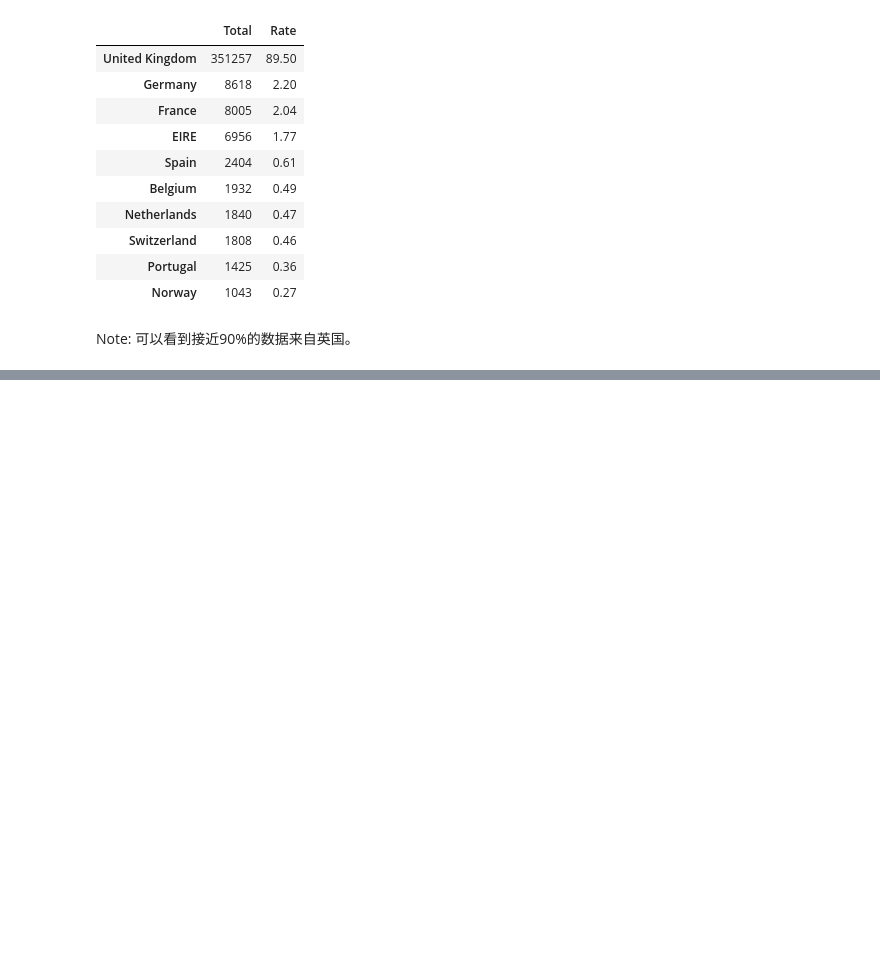
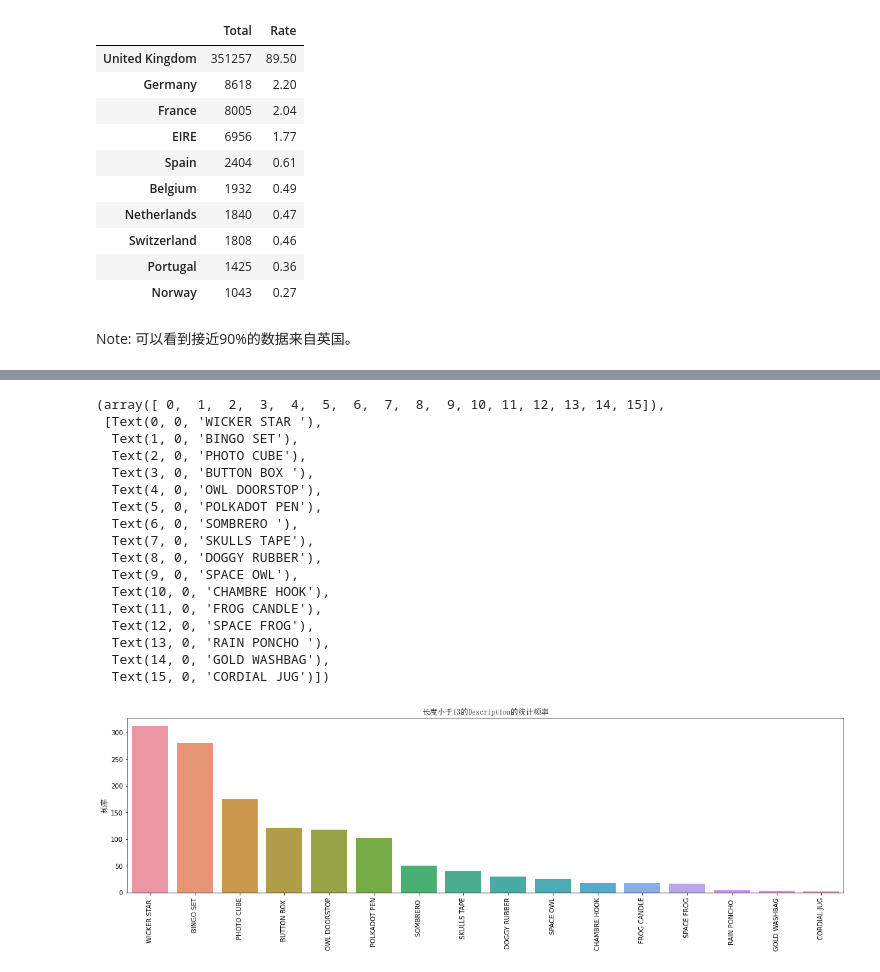
Before and after one commit to skr-95/E_Commerce_Sales_Forecast_Project, a Jupyter notebook: bin/Step1_Preparation.ipynb, the cells around one changed output, grey strips where cells are left out. Drawn from its saved outputs; the diff is of its cells as text; code cells hidden in the pictures; blank space fills up the shorter version.

```diff
--- a/bin/Step1_Preparation.ipynb
+++ b/bin/Step1_Preparation.ipynb
@@ -358,0 +419,27 @@ df_cleaned
+# %%
+plt.figure(figsize=(20,5))
+description_less14 = df_cleaned[df_cleaned["Description"].apply(lambda l: len(l) <= 12)].Description.value_counts().sort_values(ascending=False)
+
+sns.barplot(description_less14.index, description_less14.values)
+plt.ylabel("频率", fontproperties=font_set)
+plt.title("长度小于13的Description的统计频率", fontproperties=font_set)
+plt.xticks(rotation=90)
+# %% [output]
+(array([ 0,  1,  2,  3,  4,  5,  6,  7,  8,  9, 10, 11, 12, 13, 14, 15]),
+ [Text(0, 0, 'WICKER STAR '),
+  Text(1, 0, 'BINGO SET'),
+  Text(2, 0, 'PHOTO CUBE'),
+  Text(3, 0, 'BUTTON BOX '),
+  Text(4, 0, 'OWL DOORSTOP'),
+  Text(5, 0, 'POLKADOT PEN'),
+  Text(6, 0, 'SOMBRERO '),
+  Text(7, 0, 'SKULLS TAPE'),
+  Text(8, 0, 'DOGGY RUBBER'),
+  Text(9, 0, 'SPACE OWL'),
+  Text(10, 0, 'CHAMBRE HOOK'),
+  Text(11, 0, 'FROG CANDLE'),
+  Text(12, 0, 'SPACE FROG'),
+  Text(13, 0, 'RAIN PONCHO '),
+  Text(14, 0, 'GOLD WASHBAG'),
+  Text(15, 0, 'CORDIAL JUG')])
+[figure, added]
```
Also changed, not shown: parts of 17 cells of this notebook, 1 other file.
